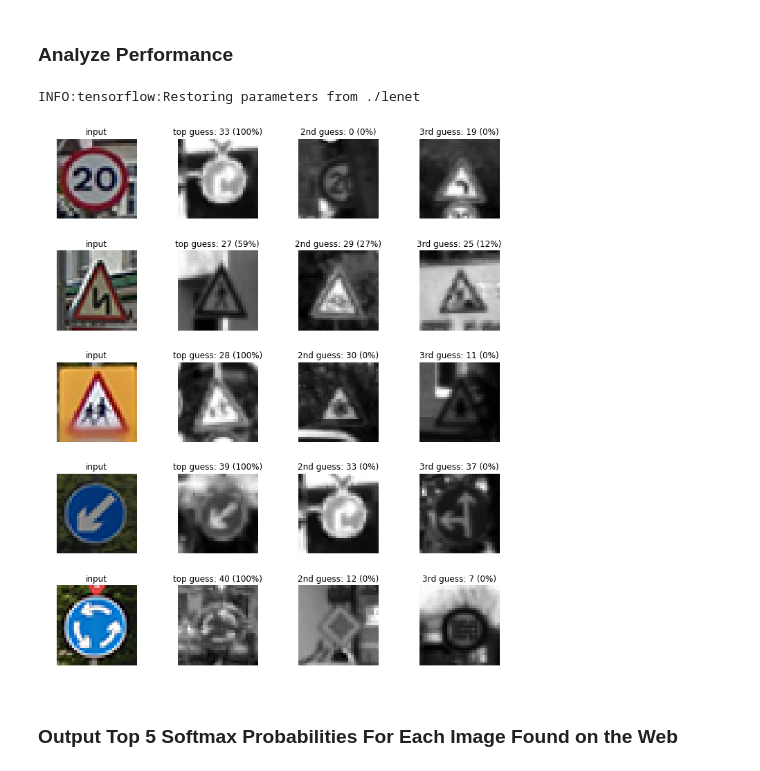
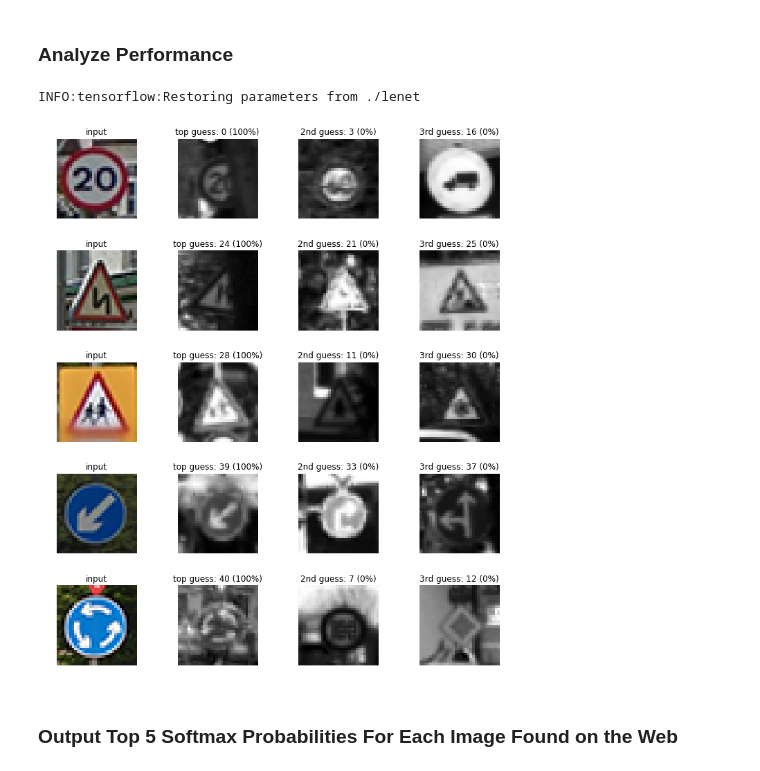
Before and after one commit to changyiZ/CarND-Traffic-Sign-Classifier-Project, a Jupyter notebook: Traffic_Sign_Classifier.ipynb, the cells around one changed output. Saved outputs shown, nothing was run; the diff lists cells and outputs as text; code cells hidden in the pictures.

```diff
--- a/Traffic_Sign_Classifier.ipynb
+++ b/Traffic_Sign_Classifier.ipynb
@@ -258,6 +262,14 @@ def random_warp(img):
 
     return dst
 
+def random_rotate(img):
+    ang_range = 60
+    ang_rot = np.random.uniform(ang_range) - ang_range / 2
+    rows,cols,_ = img.shape
+    Rot_M = cv2.getRotationMatrix2D((cols / 2, rows / 2), ang_rot, 1)
+    dst = cv2.warpAffine(img, Rot_M, (cols, rows))
+    dst = dst[:,:,np.newaxis]
+    return dst
 
 def random_brightness(img):
     shifted = img + 1.0   # shift to (0,2) range
@@ -271,8 +283,9 @@ def random_brightness(img):
 
 
 
-process_image_show(X_train, random_translate, 'translate')
-process_image_show(X_train, random_scaling, 'scaling')
-process_image_show(X_train, random_warp, 'warp')
-process_image_show(X_train, random_brightness, 'brightness')
+process_image_show(X_train_normalized, random_translate, 'translate')
+process_image_show(X_train_normalized, random_scaling, 'scaling')
+process_image_show(X_train_normalized, random_warp, 'warp')
+process_image_show(X_train_normalized, random_rotate, 'rotate')
+process_image_show(X_train_normalized, random_brightness, 'brightness')
 # %% [output]
@@ -282,0 +297,6 @@ process_image_show(X_train, random_brightness, 'brightness')
+# %%
+def augment_image(image):
+    return random_translate(random_scaling(random_warp(random_rotate(random_brightness(image)))))
+
+
+process_image_show(X_train_normalized, augment_image, 'augmentation')
@@ -304,7 +330,7 @@ for class_n in range(n_classes):
             input_indices.append(class_indices[0][i%n_samples])
             output_indices.append(X_train_normalized.shape[0])
             new_img = X_train_normalized[class_indices[0][i % n_samples]]
-            new_img = random_translate(random_scaling(random_warp(random_brightness(new_img))))
+            new_img = augment_image(new_img)
             X_train_normalized = np.concatenate((X_train_normalized, [new_img]), axis=0)
             y_train = np.concatenate((y_train, [class_n]), axis=0)
             if i % 50 == 0:
@@ -423,14 +529,16 @@ from sklearn.utils import shuffle
 EPOCHS = 20
 BATCH_SIZE = 128
 
+tf.reset_default_graph()
 
 x = tf.placeholder(tf.float32, (None, 32, 32, 1))
 y = tf.placeholder(tf.int32, (None))
+keep_prob = tf.placeholder(tf.float32)
 one_hot_y = tf.one_hot(y, 43)
 
 rate = 0.001
 
-logits = LeNet(x)
+logits = LeNet2(x)
 cross_entropy = tf.nn.softmax_cross_entropy_with_logits(labels=one_hot_y, logits=logits)
 loss_operation = tf.reduce_mean(cross_entropy)
 optimizer = tf.train.AdamOptimizer(learning_rate = rate)
@@ -438,6 +546,7 @@ training_operation = optimizer.minimize(loss_operation)
 
 correct_prediction = tf.equal(tf.argmax(logits, 1), tf.argmax(one_hot_y, 1))
 accuracy_operation = tf.reduce_mean(tf.cast(correct_prediction, tf.float32))
+
 saver = tf.train.Saver()
 
 def evaluate(X_data, y_data):
@@ -446,12 +555,13 @@ def evaluate(X_data, y_data):
     sess = tf.get_default_session()
     for offset in range(0, num_examples, BATCH_SIZE):
         batch_x, batch_y = X_data[offset:offset+BATCH_SIZE], y_data[offset:offset+BATCH_SIZE]
-        accuracy = sess.run(accuracy_operation, feed_dict={x: batch_x, y: batch_y})
+        accuracy = sess.run(accuracy_operation, feed_dict={x: batch_x, y: batch_y, keep_prob: 1.0})
         total_accuracy += (accuracy * len(batch_x))
     return total_accuracy / num_examples
 
 with tf.Session() as sess:
     sess.run(tf.global_variables_initializer())
+
     num_examples = len(X_train)
 
     print("Training...")
@@ -461,7 +571,7 @@ with tf.Session() as sess:
         for offset in range(0, num_examples, BATCH_SIZE):
             end = offset + BATCH_SIZE
             batch_x, batch_y = X_train[offset:end], y_train[offset:end]
-            sess.run(training_operation, feed_dict={x: batch_x, y: batch_y})
+            sess.run(training_operation, feed_dict={x: batch_x, y: batch_y, keep_prob: 0.5})
 
         validation_accuracy = evaluate(X_valid, y_valid)
         print("EPOCH {} ...".format(i+1))
@@ -564,36 +674,36 @@ with tf.Session() as sess:
     sess.run(tf.global_variables_initializer())
     saver = tf.train.import_meta_graph('./lenet.meta')
     saver.restore(sess, "./lenet")
-    my_softmax_logits = sess.run(softmax_logits, feed_dict={x: my_images_normalized})
-    my_top_k = sess.run(top_k, feed_dict={x: my_images_normalized})
+    my_softmax_logits = sess.run(softmax_logits, feed_dict={x: my_images_normalized, keep_prob: 1.0})
+    my_top_k = sess.run(top_k, feed_dict={x: my_images_normalized, keep_prob: 1.0})
 
 
     fig, axs = plt.subplots(len(my_images),4, figsize=(12, 14))
     fig.subplots_adjust(hspace = .4, wspace=.2)
     axs = axs.ravel()
 
     for i, image in enumerate(my_images):
         axs[4*i].axis('off')
         axs[4*i].imshow(cv2.cvtColor(image, cv2.COLOR_BGR2RGB))
         axs[4*i].set_title('input')
         guess1 = my_top_k[1][i][0]
         index1 = np.argwhere(y_valid == guess1)[0]
         axs[4*i+1].axis('off')
         axs[4*i+1].imshow(X_valid[index1].squeeze(), cmap='gray')
         axs[4*i+1].set_title('top guess: {} ({:.0f}%)'.format(guess1, 100*my_top_k[0][i][0]))
         guess2 = my_top_k[1][i][1]
         index2 = np.argwhere(y_valid == guess2)[0]
         axs[4*i+2].axis('off')
         axs[4*i+2].imshow(X_valid[index2].squeeze(), cmap='gray')
         axs[4*i+2].set_title('2nd guess: {} ({:.0f}%)'.format(guess2, 100*my_top_k[0][i][1]))
         guess3 = my_top_k[1][i][2]
         index3 = np.argwhere(y_valid == guess3)[0]
         axs[4*i+3].axis('off')
         axs[4*i+3].imshow(X_valid[index3].squeeze(), cmap='gray')
         axs[4*i+3].set_title('3rd guess: {} ({:.0f}%)'.format(guess3, 100*my_top_k[0][i][2]))
 # %% [output]
 INFO:tensorflow:Restoring parameters from ./lenet
-[figure, old version]
+[figure, new version]
 # %% [markdown]
 ### Output Top 5 Softmax Probabilities For Each Image Found on the Web
 # %% [markdown]
```
Also changed, not shown: parts of 11 cells of this notebook, 6 other files.
